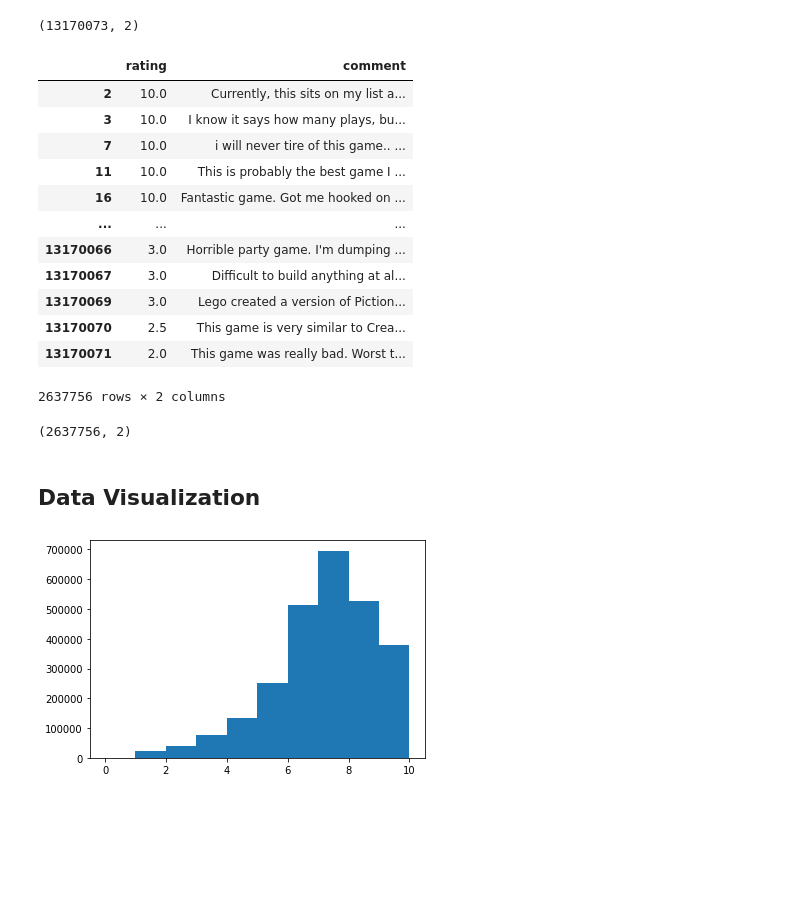
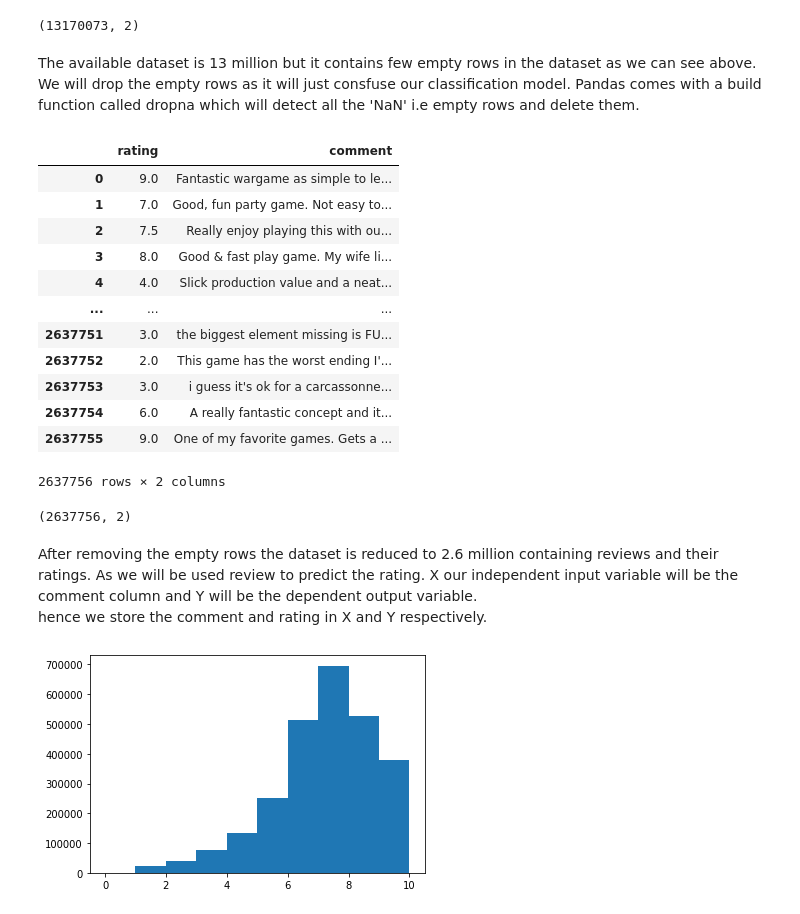
Before and after one commit to elisontuscano/Game-Review-Predictor, a Jupyter notebook: GameReviewPredictor.ipynb, the cells around one changed output. Cells and saved outputs as stored; diff of their text form; code cells hidden in the pictures; blank space fills up the shorter version.

```diff
--- a/GameReviewPredictor.ipynb
+++ b/GameReviewPredictor.ipynb
@@ -55,31 +114,33 @@ dataset
 dataset.shape
 # %% [output]
 (13170073, 2)
+# %% [markdown]
+The available dataset is 13 million but it contains few empty rows in the dataset as we can see above. We will drop the empty rows as it will just consfuse our classification model. Pandas comes with a build function called dropna which will detect all the 'NaN' i.e empty rows and delete them.
 # %%
 dataset.dropna(subset=['comment'],inplace=True)
-#dataset=dataset.reset_index()
-#dataset=dataset.drop(columns=['index'])
+dataset=dataset.sample(frac=1).reset_index(drop=True)
 dataset
 # %% [output]
 |  | rating | comment |
-| 2 | 10.0 | Currently, this sits on my list a... |
-| 3 | 10.0 | I know it says how many plays, bu... |
-| 7 | 10.0 | i will never tire of this game.. ... |
-| 11 | 10.0 | This is probably the best game I ... |
-| 16 | 10.0 | Fantastic game. Got me hooked on ... |
+| 0 | 9.0 | Fantastic wargame as simple to le... |
+| 1 | 7.0 | Good, fun party game. Not easy to... |
+| 2 | 7.5 | Really enjoy playing this with ou... |
+| 3 | 8.0 | Good & fast play game. My wife li... |
+| 4 | 4.0 | Slick production value and a neat... |
 | ... | ... | ... |
-| 13170066 | 3.0 | Horrible party game. I'm dumping ... |
-| 13170067 | 3.0 | Difficult to build anything at al... |
-| 13170069 | 3.0 | Lego created a version of Piction... |
-| 13170070 | 2.5 | This game is very similar to Crea... |
-| 13170071 | 2.0 | This game was really bad. Worst t... |
+| 2637751 | 3.0 | the biggest element missing is FU... |
+| 2637752 | 2.0 | This game has the worst ending I'... |
+| 2637753 | 3.0 | i guess it's ok for a carcassonne... |
+| 2637754 | 6.0 | A really fantastic concept and it... |
+| 2637755 | 9.0 | One of my favorite games. Gets a ... |
 2637756 rows × 2 columns
 # %%
 dataset.shape
 # %% [output]
 (2637756, 2)
-# %% [markdown]
-## Data Visualization
+# %% [markdown]
+After removing the empty rows the dataset is reduced to 2.6 million containing reviews and their ratings. As we will be used review to predict the rating. X our independent input variable will be the comment column and Y will be the dependent output variable.<br>
+hence we store the comment and rating in X and Y respectively.
 # %%
 plt.hist(dataset['rating'])
 plt.show()
```
Also changed, not shown: parts of 86 cells of this notebook, 17 other files.
